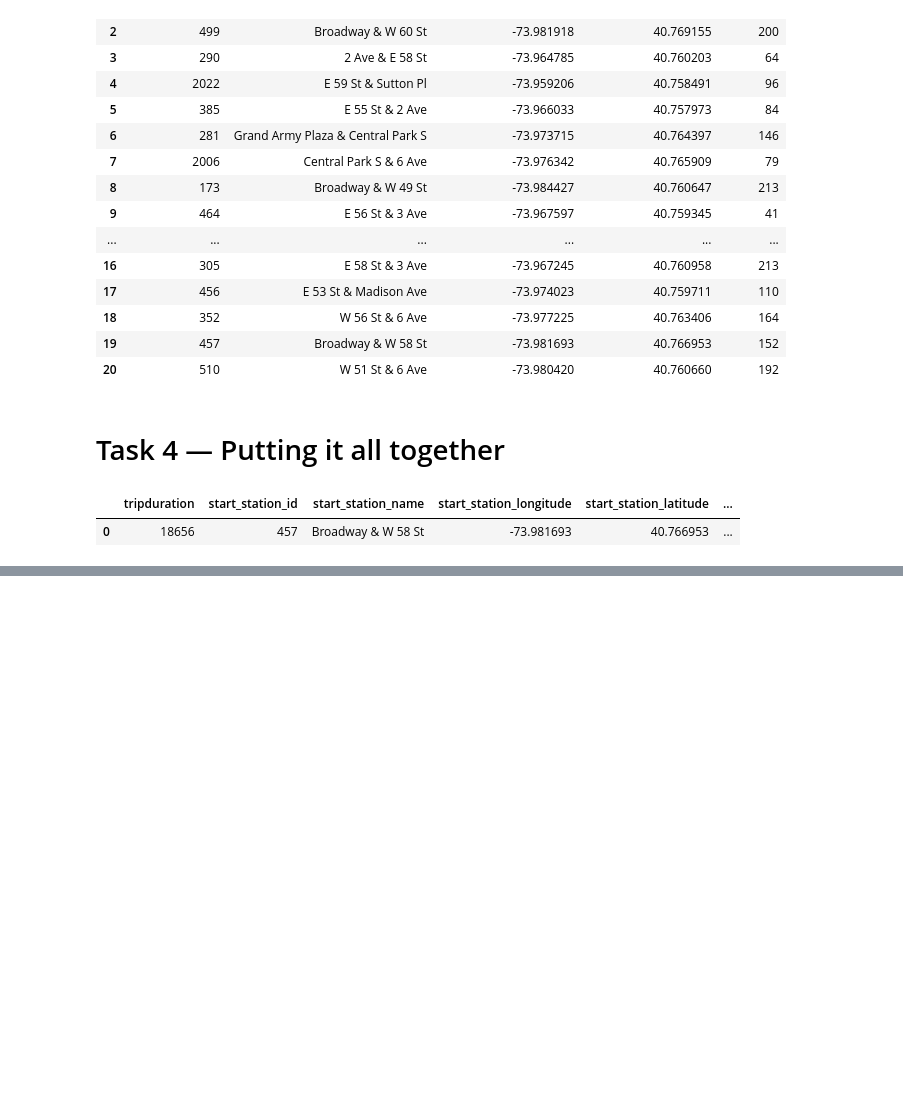
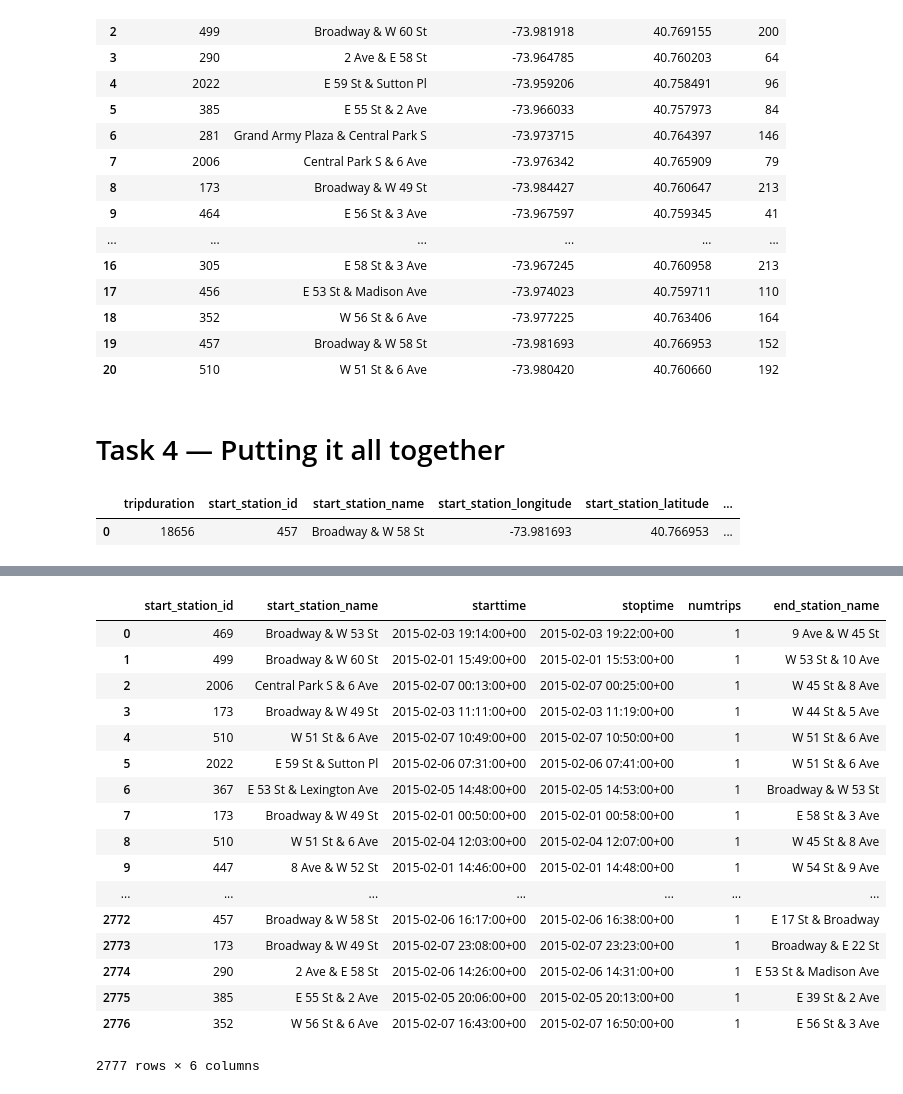
Before and after one commit to sarahJune1/PUI2018_sjs909, a Jupyter notebook: HW6_sjs909/SQL_query_sjs909.ipynb, the cells around one changed output, grey strips where cells are left out. Drawn from its saved outputs; the diff is of its cells as text; code cells hidden in the pictures; blank space fills up the shorter version.

Commit message:
did extra credit

```diff
--- a/HW6_sjs909/SQL_query_sjs909.ipynb
+++ b/HW6_sjs909/SQL_query_sjs909.ipynb
@@ -413,0 +414,30 @@ table
+# %%
+query = ''' SELECT start_station_id,start_station_name,starttime,stoptime,COUNT(cartodb_id) as numtrips,end_station_name from fb55.citibike
+
+WHERE start_station_longitude - -73.9857 > .000222 and start_station_latitude - 40.7577 > .000222 and EXTRACT(HOUR FROM stoptime::time)-EXTRACT(HOUR FROM starttime::time)<=2
+GROUP BY start_station_id,start_station_name,starttime,stoptime,end_station_name
+
+
+'''
+
+table= get_data(query)
+table
+# %% [output]
+|  | start_station_id | start_station_name | starttime | stoptime | numtrips | end_station_name |
+| 0 | 469 | Broadway & W 53 St | 2015-02-03 19:14:00+00 | 2015-02-03 19:22:00+00 | 1 | 9 Ave & W 45 St |
+| 1 | 499 | Broadway & W 60 St | 2015-02-01 15:49:00+00 | 2015-02-01 15:53:00+00 | 1 | W 53 St & 10 Ave |
+| 2 | 2006 | Central Park S & 6 Ave | 2015-02-07 00:13:00+00 | 2015-02-07 00:25:00+00 | 1 | W 45 St & 8 Ave |
+| 3 | 173 | Broadway & W 49 St | 2015-02-03 11:11:00+00 | 2015-02-03 11:19:00+00 | 1 | W 44 St & 5 Ave |
+| 4 | 510 | W 51 St & 6 Ave | 2015-02-07 10:49:00+00 | 2015-02-07 10:50:00+00 | 1 | W 51 St & 6 Ave |
+| 5 | 2022 | E 59 St & Sutton Pl | 2015-02-06 07:31:00+00 | 2015-02-06 07:41:00+00 | 1 | W 51 St & 6 Ave |
+| 6 | 367 | E 53 St & Lexington Ave | 2015-02-05 14:48:00+00 | 2015-02-05 14:53:00+00 | 1 | Broadway & W 53 St |
+| 7 | 173 | Broadway & W 49 St | 2015-02-01 00:50:00+00 | 2015-02-01 00:58:00+00 | 1 | E 58 St & 3 Ave |
+| 8 | 510 | W 51 St & 6 Ave | 2015-02-04 12:03:00+00 | 2015-02-04 12:07:00+00 | 1 | W 45 St & 8 Ave |
+| 9 | 447 | 8 Ave & W 52 St | 2015-02-01 14:46:00+00 | 2015-02-01 14:48:00+00 | 1 | W 54 St & 9 Ave |
+| ... | ... | ... | ... | ... | ... | ... |
+| 2772 | 457 | Broadway & W 58 St | 2015-02-06 16:17:00+00 | 2015-02-06 16:38:00+00 | 1 | E 17 St & Broadway |
+| 2773 | 173 | Broadway & W 49 St | 2015-02-07 23:08:00+00 | 2015-02-07 23:23:00+00 | 1 | Broadway & E 22 St |
+| 2774 | 290 | 2 Ave & E 58 St | 2015-02-06 14:26:00+00 | 2015-02-06 14:31:00+00 | 1 | E 53 St & Madison Ave |
+| 2775 | 385 | E 55 St & 2 Ave | 2015-02-05 20:06:00+00 | 2015-02-05 20:13:00+00 | 1 | E 39 St & 2 Ave |
+| 2776 | 352 | W 56 St & 6 Ave | 2015-02-07 16:43:00+00 | 2015-02-07 16:50:00+00 | 1 | E 56 St & 3 Ave |
+2777 rows × 6 columns
```
Also changed, not shown: parts of 3 cells of this notebook.
